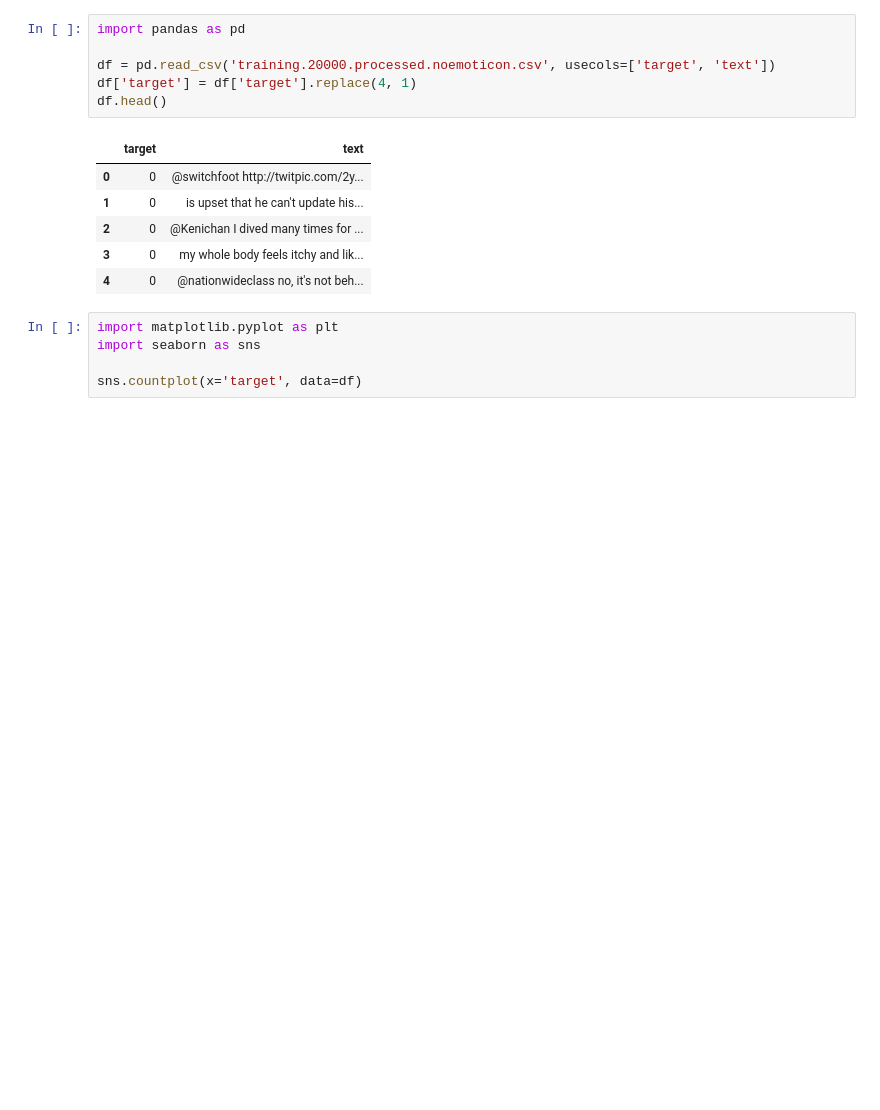
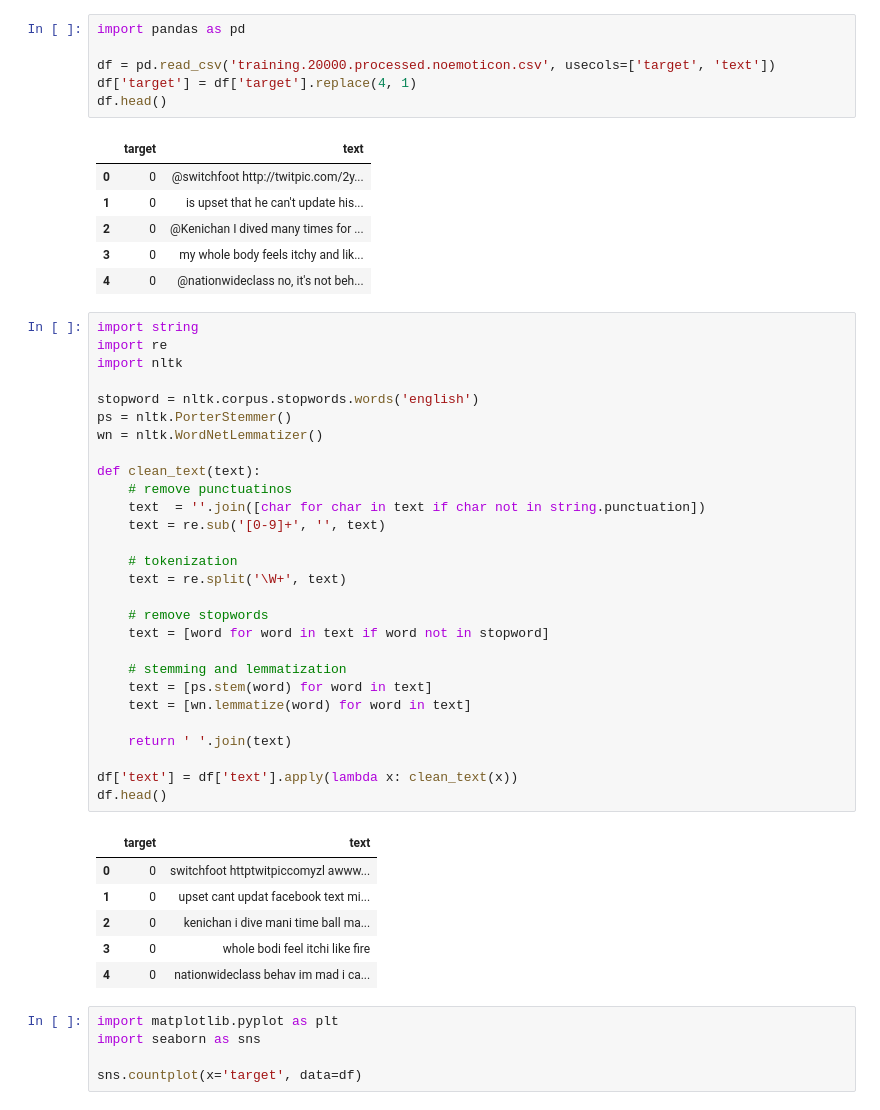
Before and after one commit to thaddeuscleo/YoutubeCommSentiment, a Jupyter notebook: main.ipynb, the cells around one changed output. Saved outputs shown, nothing was run; the diff lists cells and outputs as text; blank space fills up the shorter version.

```diff
--- a/main.ipynb
+++ b/main.ipynb
@@ -11,6 +11,41 @@ df.head()
 | 2 | 0 | @Kenichan I dived many times for ... |
 | 3 | 0 | my whole body feels itchy and lik... |
 | 4 | 0 | @nationwideclass no, it's not beh... |
+# %%
+import string
+import re
+import nltk
+
+stopword = nltk.corpus.stopwords.words('english')
+ps = nltk.PorterStemmer()
+wn = nltk.WordNetLemmatizer()
+
+def clean_text(text):
+    # remove punctuatinos
+    text  = ''.join([char for char in text if char not in string.punctuation])
+    text = re.sub('[0-9]+', '', text)
+
+    # tokenization
+    text = re.split('\W+', text)
+
+    # remove stopwords
+    text = [word for word in text if word not in stopword]
+
+    # stemming and lemmatization
+    text = [ps.stem(word) for word in text]
+    text = [wn.lemmatize(word) for word in text]
+
+    return ' '.join(text)
+
+df['text'] = df['text'].apply(lambda x: clean_text(x))
+df.head()
+# %% [output]
+|  | target | text |
+| 0 | 0 | switchfoot httptwitpiccomyzl awww... |
+| 1 | 0 | upset cant updat facebook text mi... |
+| 2 | 0 | kenichan i dive mani time ball ma... |
+| 3 | 0 | whole bodi feel itchi like fire |
+| 4 | 0 | nationwideclass behav im mad i ca... |
 # %%
 import matplotlib.pyplot as plt
 import seaborn as sns
```
Also changed, not shown: parts of 7 cells of this notebook.
